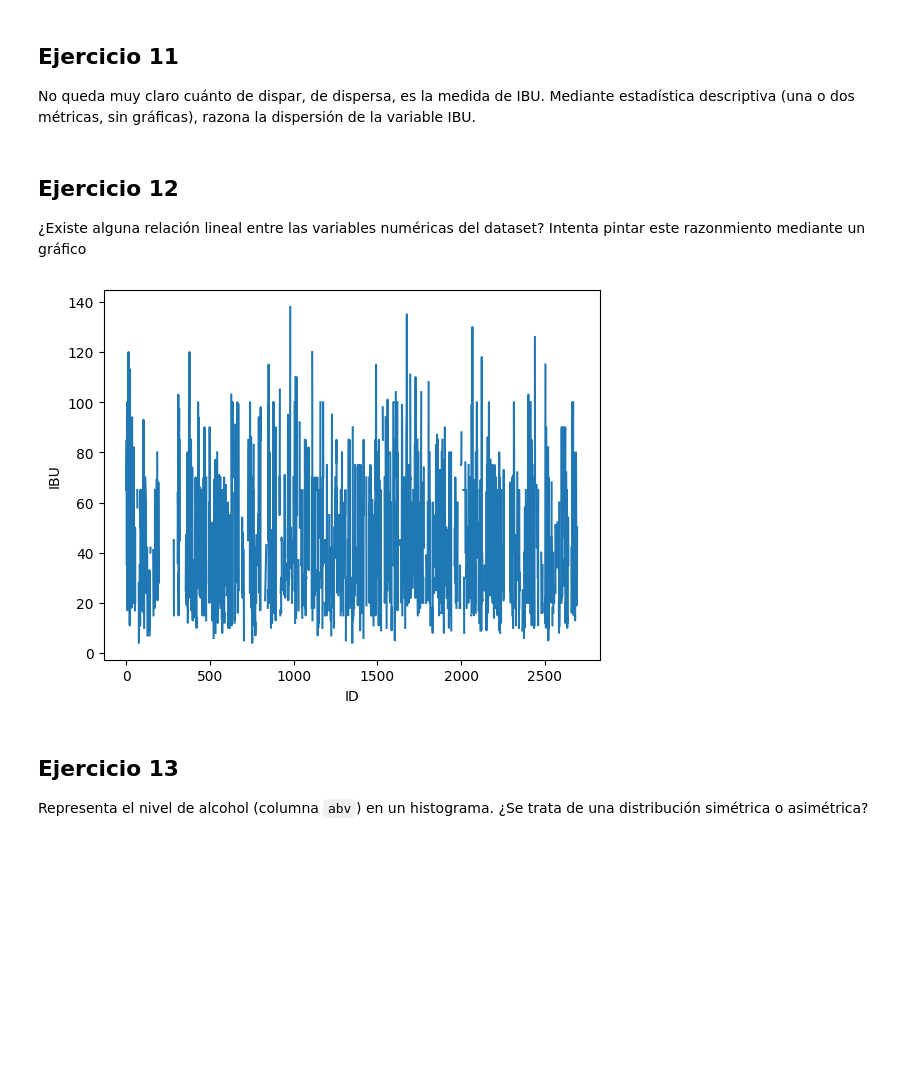
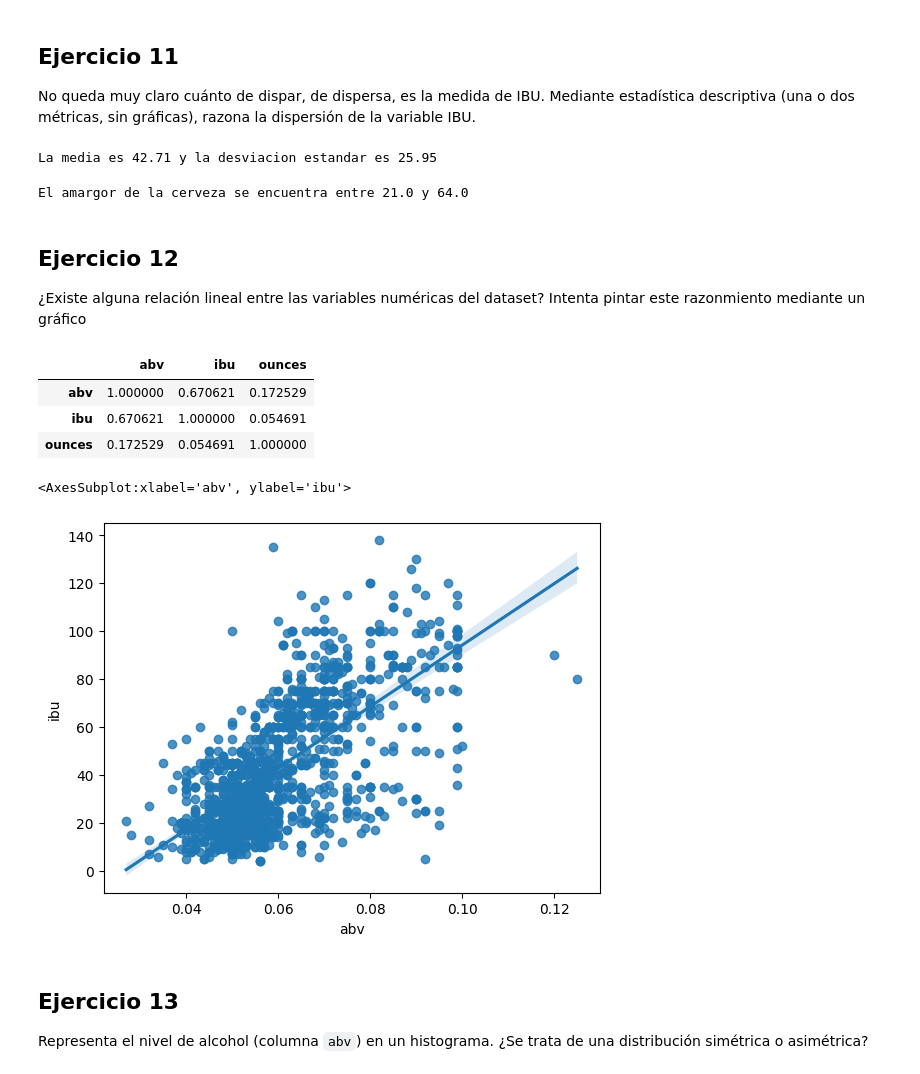
Before and after one commit to mgiljimenez/MGJ_Data_Bootcamp, a Jupyter notebook: 2-Data Analysis/2-Pandas/ejercicios/4-Pandas-Graficas-Estadisticas/9-Beers/Birras.ipynb, the cells around one changed output. Cells and saved outputs as stored; diff of their text form; code cells hidden in the pictures; blank space fills up the shorter version.

```diff
--- a/2-Data Analysis/2-Pandas/ejercicios/4-Pandas-Graficas-Estadisticas/9-Beers/Birras.ipynb
+++ b/2-Data Analysis/2-Pandas/ejercicios/4-Pandas-Graficas-Estadisticas/9-Beers/Birras.ipynb
@@ -249,26 +233,39 @@ dataset[filtrado]
 # %% [markdown]
 ## Ejercicio 11
 No queda muy claro cuánto de dispar, de dispersa, es la medida de IBU. Mediante estadística descriptiva (una o dos métricas, sin gráficas), razona la dispersión de la variable IBU.
+# %%
+std_beers=dataset["ibu"].std()
+mean_beers=dataset["ibu"].mean()
+
+print(f"La media es {mean_beers:.2f} y la desviacion estandar es {std_beers:.2f}")
+# %% [output]
+La media es 42.71 y la desviacion estandar es 25.95
+# %%
+q1=dataset["ibu"].quantile(.25)
+q3=dataset["ibu"].quantile(.75)
+
+iqr=q3-q1 #Rango intercuartílico
+print(f"El amargor de la cerveza se encuentra entre {q1} y {q3}")
+# %% [output]
+El amargor de la cerveza se encuentra entre 21.0 y 64.0
 # %% [markdown]
 ## Ejercicio 12
 ¿Existe alguna relación lineal entre las variables numéricas del dataset? Intenta pintar este razonmiento mediante un gráfico
-# %%
-import matplotlib.pyplot as plt
-
-# Sort the dataframe by the id column
-dataset_sorted = dataset.sort_values(by="id")
-
-# Plot the data with the id column on the x-axis
-plt.plot(dataset_sorted["id"], dataset_sorted["ibu"])
-
-# Add axis labels
-plt.xlabel("ID")
-plt.ylabel("IBU")
-
-# Show the plot
-plt.show()
-# %% [output]
-[figure, removed]
+# %%
+import matplotlib.pyplot as plt
+
+dataset.drop(columns=["id","brewery_id","Unnamed: 0"]).corr()
+# %% [output]
+|  | abv | ibu | ounces |
+| abv | 1.000000 | 0.670621 | 0.172529 |
+| ibu | 0.670621 | 1.000000 | 0.054691 |
+| ounces | 0.172529 | 0.054691 | 1.000000 |
+# %%
+import seaborn  as sns
+sns.regplot(x="abv", y="ibu", data=dataset)
+# %% [output]
+<AxesSubplot:xlabel='abv', ylabel='ibu'>
+[figure, added]
 # %% [markdown]
 ## Ejercicio 13
 Representa el nivel de alcohol (columna `abv`) en un histograma. ¿Se trata de una distribución simétrica o asimétrica?
```
Also changed, not shown: parts of 14 cells of this notebook, 21 other files.
